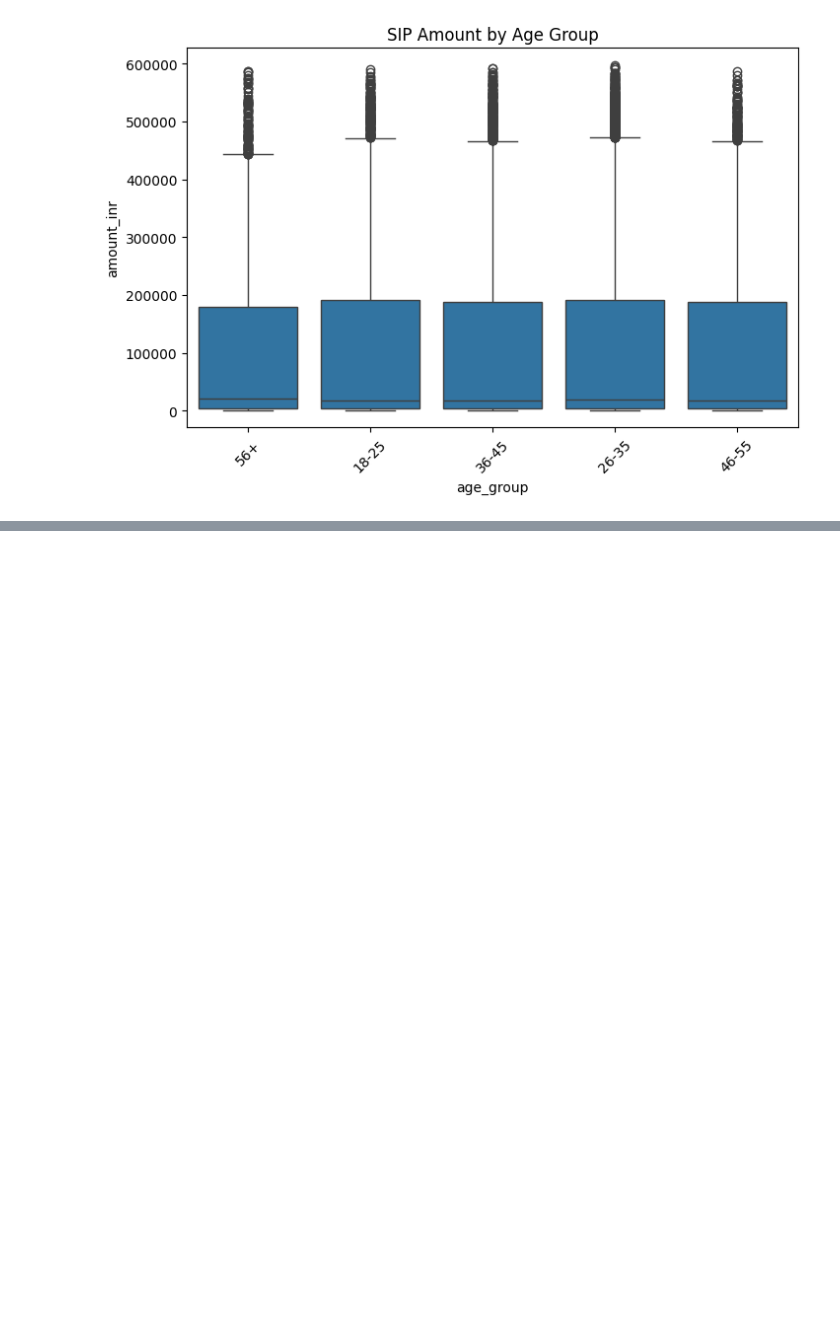
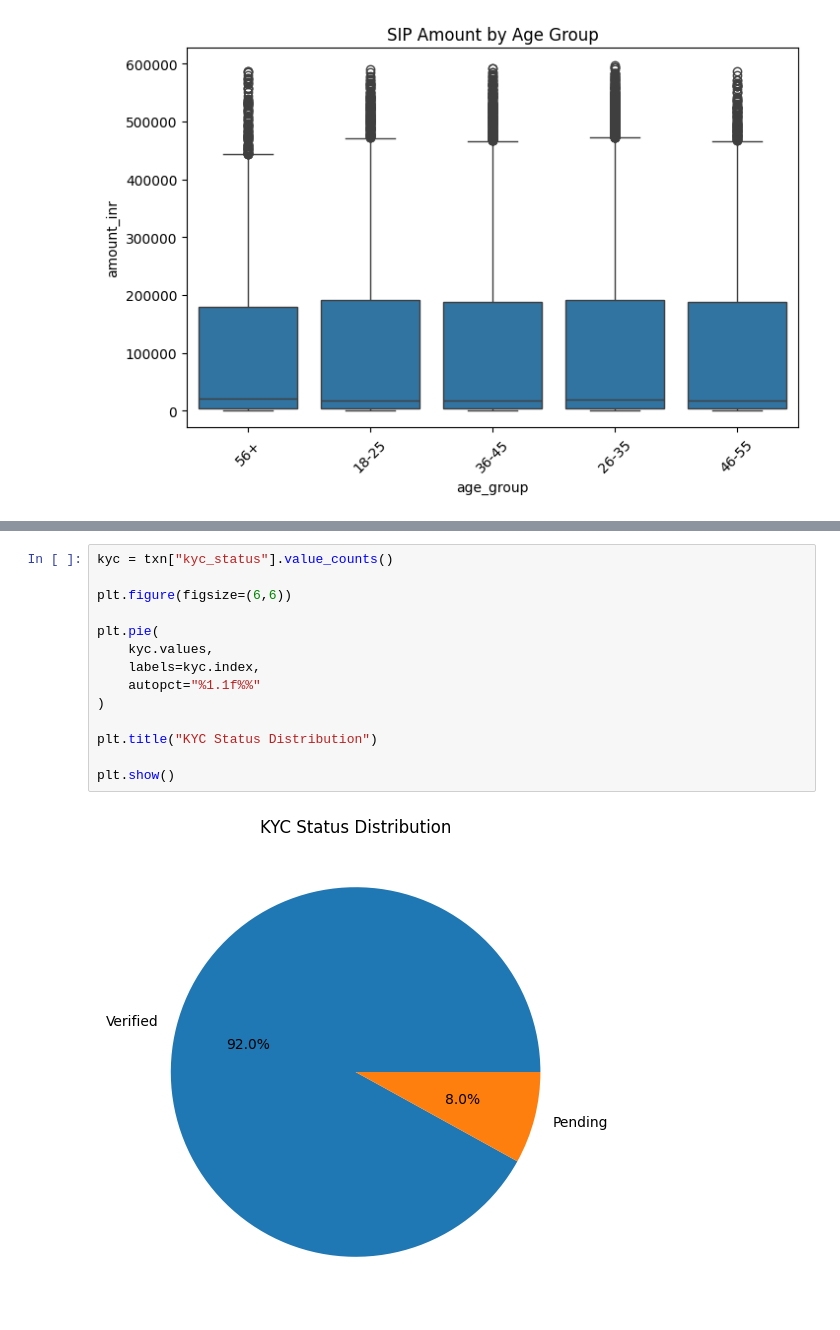
Before and after one commit to Architatrivedi/Mutual_Fund_Analytics, a Jupyter notebook: notebooks/03_eda_analysis.ipynb, the cells around one changed output, grey strips where cells are left out. Saved outputs shown, nothing was run; the diff lists cells and outputs as text; blank space fills up the shorter version.

```diff
--- a/notebooks/03_eda_analysis.ipynb
+++ b/notebooks/03_eda_analysis.ipynb
@@ -174,0 +198,16 @@ plt.show()
+# %%
+kyc = txn["kyc_status"].value_counts()
+
+plt.figure(figsize=(6,6))
+
+plt.pie(
+    kyc.values,
+    labels=kyc.index,
+    autopct="%1.1f%%"
+)
+
+plt.title("KYC Status Distribution")
+
+plt.show()
+# %% [output]
+[figure, added]
```
Also changed, not shown: parts of 2 cells of this notebook, 1 other file.
